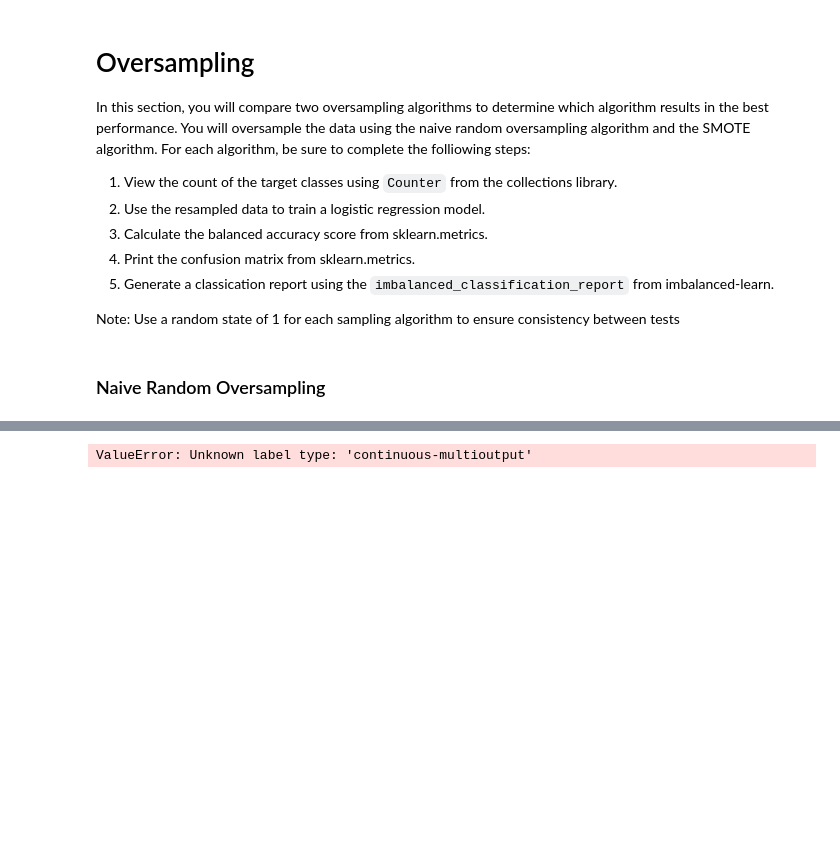
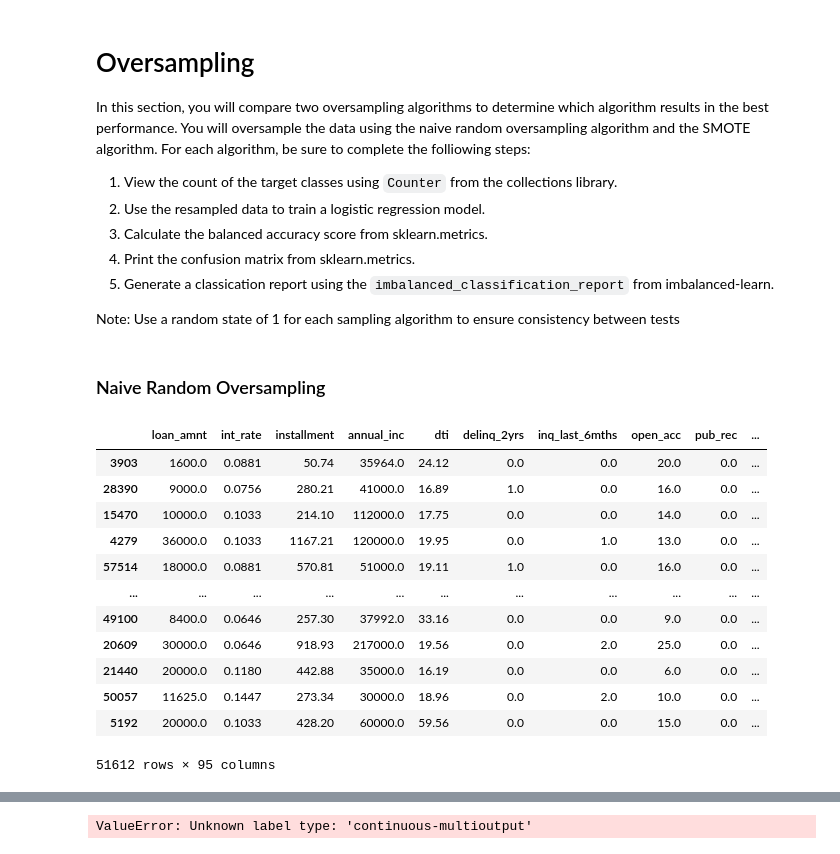
Before and after one commit to Amandank95/credit_risk_analysis, a Jupyter notebook: Module-17-Challenge-Resources/credit_risk_resampling_starter_code.ipynb, the cells around one changed output, grey strips where cells are left out. Cells and saved outputs as stored; diff of their text form; code cells hidden in the pictures; blank space fills up the shorter version.

```diff
--- a/Module-17-Challenge-Resources/credit_risk_resampling_starter_code.ipynb
+++ b/Module-17-Challenge-Resources/credit_risk_resampling_starter_code.ipynb
@@ -85,7 +85,7 @@ X = pd.get_dummies(X)
 
 
 # Create our target
-y = df['loan_status']
+y = df.loc[:, target].copy()
 # %%
 X.describe()
 # %% [output]
@@ -110,6 +111,6 @@ Name: loan_status, dtype: int64
 # %%
 from sklearn.model_selection import train_test_split
-X_train, y_train, X_test, y_test = train_test_split(X, y, random_state=1, stratify=y)
+X_train, y_train, X_test, y_test = train_test_split(X, y, random_state=1)
 X_train.shape
 # %% [output]
 (51612, 95)
@@ -127,3 +128,19 @@ In this section, you will compare two oversampling algorithms to determine which
 Note: Use a random state of 1 for each sampling algorithm to ensure consistency between tests
 # %% [markdown]
 ### Naive Random Oversampling
+# %%
+X_train
+# %% [output]
+|  | loan_amnt | int_rate | installment | annual_inc | dti | delinq_2yrs | inq_last_6mths | open_acc | pub_rec | ... |
+| 3903 | 1600.0 | 0.0881 | 50.74 | 35964.0 | 24.12 | 0.0 | 0.0 | 20.0 | 0.0 | ... |
+| 28390 | 9000.0 | 0.0756 | 280.21 | 41000.0 | 16.89 | 1.0 | 0.0 | 16.0 | 0.0 | ... |
+| 15470 | 10000.0 | 0.1033 | 214.10 | 112000.0 | 17.75 | 0.0 | 0.0 | 14.0 | 0.0 | ... |
+| 4279 | 36000.0 | 0.1033 | 1167.21 | 120000.0 | 19.95 | 0.0 | 1.0 | 13.0 | 0.0 | ... |
+| 57514 | 18000.0 | 0.0881 | 570.81 | 51000.0 | 19.11 | 1.0 | 0.0 | 16.0 | 0.0 | ... |
+| ... | ... | ... | ... | ... | ... | ... | ... | ... | ... | ... |
+| 49100 | 8400.0 | 0.0646 | 257.30 | 37992.0 | 33.16 | 0.0 | 0.0 | 9.0 | 0.0 | ... |
+| 20609 | 30000.0 | 0.0646 | 918.93 | 217000.0 | 19.56 | 0.0 | 2.0 | 25.0 | 0.0 | ... |
+| 21440 | 20000.0 | 0.1180 | 442.88 | 35000.0 | 16.19 | 0.0 | 0.0 | 6.0 | 0.0 | ... |
+| 50057 | 11625.0 | 0.1447 | 273.34 | 30000.0 | 18.96 | 0.0 | 2.0 | 10.0 | 0.0 | ... |
+| 5192 | 20000.0 | 0.1033 | 428.20 | 60000.0 | 59.56 | 0.0 | 0.0 | 15.0 | 0.0 | ... |
+51612 rows × 95 columns
```
Also changed, not shown: parts of 2 cells of this notebook.
